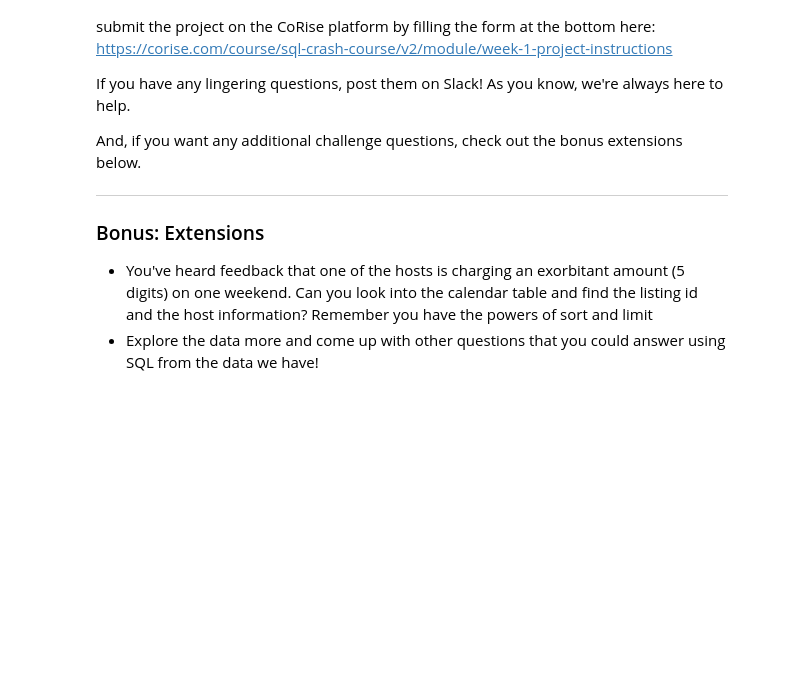
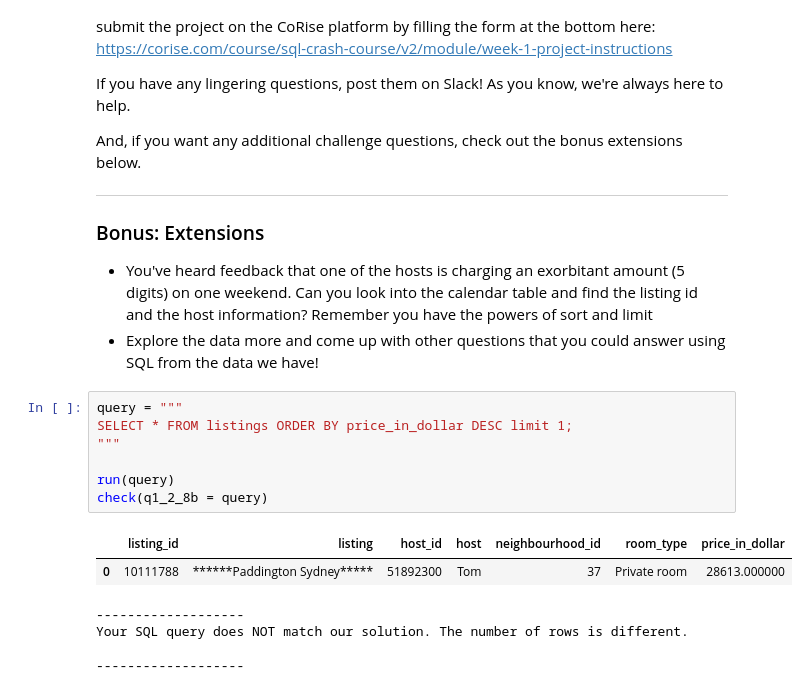
Before and after one commit to siddiq93/Excel-work, a Jupyter notebook: Siddiq_Khan_Week_1_Project_SQLCC.ipynb, the cells around one changed output. Cells and saved outputs as stored; diff of their text form; blank space fills up the shorter version.

```diff
--- a/Siddiq_Khan_Week_1_Project_SQLCC.ipynb
+++ b/Siddiq_Khan_Week_1_Project_SQLCC.ipynb
@@ -791,3 +790,17 @@ And, if you want any additional challenge questions, check out the bonus extensi
 ### Bonus: Extensions
 - You've heard feedback that one of the hosts is charging an exorbitant amount (5 digits) on one weekend. Can you look into the calendar table and find the listing id and the host information? Remember you have the powers of sort and limit
 - Explore the data more and come up with other questions that you could answer using SQL from the data we have!
+# %%
+query = """
+SELECT * FROM listings ORDER BY price_in_dollar DESC limit 1;
+"""
+
+run(query)
+check(q1_2_8b = query)
+# %% [output]
+|  | listing_id | listing | host_id | host | neighbourhood_id | room_type | price_in_dollar |
+| 0 | 10111788 | ******Paddington Sydney***** | 51892300 | Tom | 37 | Private room | 28613.000000 |
+-------------------
+Your SQL query does NOT match our solution. The number of rows is different.
+
+-------------------
```
Also changed, not shown: parts of 15 cells of this notebook.
